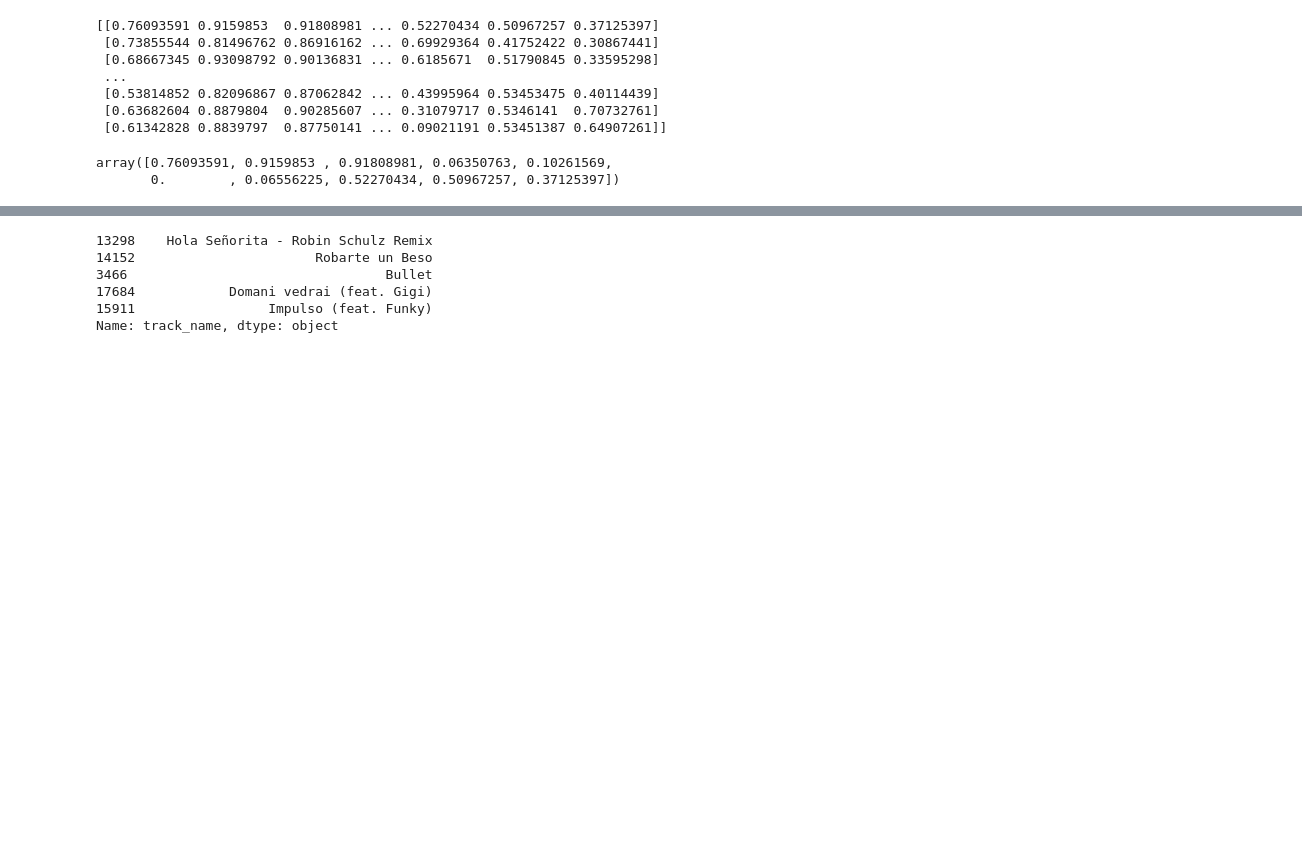
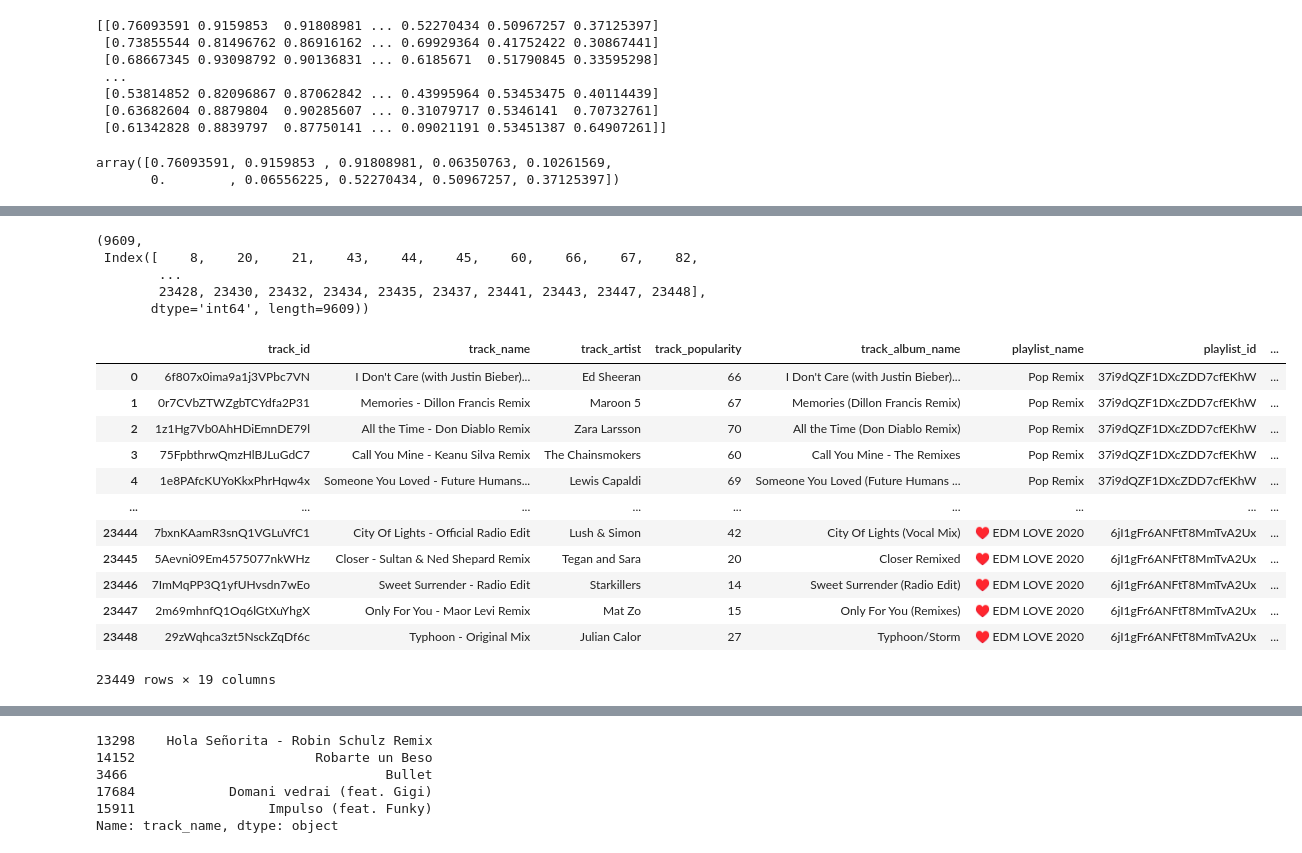
Before and after one commit to mariashiferaw/Team-4--Music-Recommendation-System, a Jupyter notebook: Recommendation_System.ipynb, the cells around one changed output, grey strips where cells are left out. Saved outputs shown, nothing was run; the diff lists cells and outputs as text; code cells hidden in the pictures; blank space fills up the shorter version.

```diff
--- a/Recommendation_System.ipynb
+++ b/Recommendation_System.ipynb
@@ -17,7 +19,7 @@ data.shape
 # %% [output]
 (23449, 19)
 # %%
-features = ['danceability','energy','loudness','speechiness','acousticness','instrumentalness','liveness','valence','tempo','duration_s']
+features = ['danceability','energy','loudness','speechiness','acousticness','instrumentalness','liveness','valence','tempo','duration_ms']
 
 X = data[features]
 # %%
@@ -41,0 +57,17 @@ array([0.76093591, 0.9159853 , 0.91808981, 0.06350763, 0.10261569,
+# %%
+Q1 = df[features].quantile(0.25)
+Q3 = df[features].quantile(0.75)
+
+IQR = Q3 - Q1
+
+outliers = ((df[features] < (Q1 - 1.5 * IQR)) | (df[features] > (Q3 + 1.5 * IQR))).any(axis=1)
+outliers_indices = df[outliers].index
+num_outlier = outliers.sum()
+
+num_outlier,outliers_indices
+# %% [output]
+(9609,
+ Index([    8,    20,    21,    43,    44,    45,    60,    66,    67,    82,
+        ...
+        23428, 23430, 23432, 23434, 23435, 23437, 23441, 23443, 23447, 23448],
+       dtype='int64', length=9609))
@@ -41,0 +76,24 @@ array([0.76093591, 0.9159853 , 0.91808981, 0.06350763, 0.10261569,
+# %%
+for feature in features:
+    Q1 = data2[feature].quantile(0.25)
+    Q3 = data2[feature].quantile(0.75)
+    IQR = Q3 - Q1
+    lower_bound = Q1 - 1.5 * IQR
+    upper_bound = Q3 + 1.5 * IQR
+    data2[feature] = data2[feature].clip(lower_bound, upper_bound)
+
+data2
+# %% [output]
+|  | track_id | track_name | track_artist | track_popularity | track_album_name | playlist_name | playlist_id | ... |
+| 0 | 6f807x0ima9a1j3VPbc7VN | I Don't Care (with Justin Bieber)... | Ed Sheeran | 66 | I Don't Care (with Justin Bieber)... | Pop Remix | 37i9dQZF1DXcZDD7cfEKhW | ... |
+| 1 | 0r7CVbZTWZgbTCYdfa2P31 | Memories - Dillon Francis Remix | Maroon 5 | 67 | Memories (Dillon Francis Remix) | Pop Remix | 37i9dQZF1DXcZDD7cfEKhW | ... |
+| 2 | 1z1Hg7Vb0AhHDiEmnDE79l | All the Time - Don Diablo Remix | Zara Larsson | 70 | All the Time (Don Diablo Remix) | Pop Remix | 37i9dQZF1DXcZDD7cfEKhW | ... |
+| 3 | 75FpbthrwQmzHlBJLuGdC7 | Call You Mine - Keanu Silva Remix | The Chainsmokers | 60 | Call You Mine - The Remixes | Pop Remix | 37i9dQZF1DXcZDD7cfEKhW | ... |
+| 4 | 1e8PAfcKUYoKkxPhrHqw4x | Someone You Loved - Future Humans... | Lewis Capaldi | 69 | Someone You Loved (Future Humans ... | Pop Remix | 37i9dQZF1DXcZDD7cfEKhW | ... |
+| ... | ... | ... | ... | ... | ... | ... | ... | ... |
+| 23444 | 7bxnKAamR3snQ1VGLuVfC1 | City Of Lights - Official Radio Edit | Lush & Simon | 42 | City Of Lights (Vocal Mix) | ♥ EDM LOVE 2020 | 6jI1gFr6ANFtT8MmTvA2Ux | ... |
+| 23445 | 5Aevni09Em4575077nkWHz | Closer - Sultan & Ned Shepard Remix | Tegan and Sara | 20 | Closer Remixed | ♥ EDM LOVE 2020 | 6jI1gFr6ANFtT8MmTvA2Ux | ... |
+| 23446 | 7ImMqPP3Q1yfUHvsdn7wEo | Sweet Surrender - Radio Edit | Starkillers | 14 | Sweet Surrender (Radio Edit) | ♥ EDM LOVE 2020 | 6jI1gFr6ANFtT8MmTvA2Ux | ... |
+| 23447 | 2m69mhnfQ1Oq6lGtXuYhgX | Only For You - Maor Levi Remix | Mat Zo | 15 | Only For You (Remixes) | ♥ EDM LOVE 2020 | 6jI1gFr6ANFtT8MmTvA2Ux | ... |
+| 23448 | 29zWqhca3zt5NsckZqDf6c | Typhoon - Original Mix | Julian Calor | 27 | Typhoon/Storm | ♥ EDM LOVE 2020 | 6jI1gFr6ANFtT8MmTvA2Ux | ... |
+23449 rows × 19 columns
```
Also changed, not shown: parts of 8 cells of this notebook.
